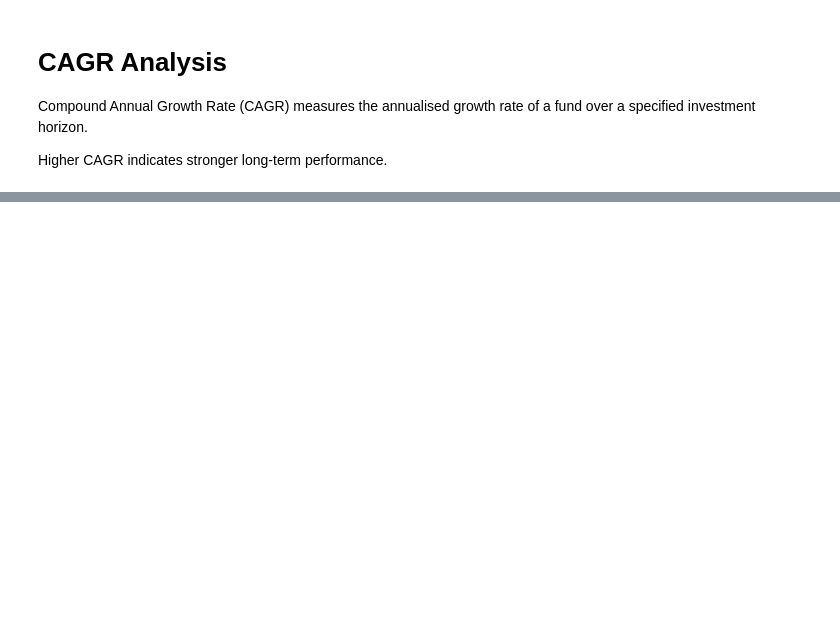
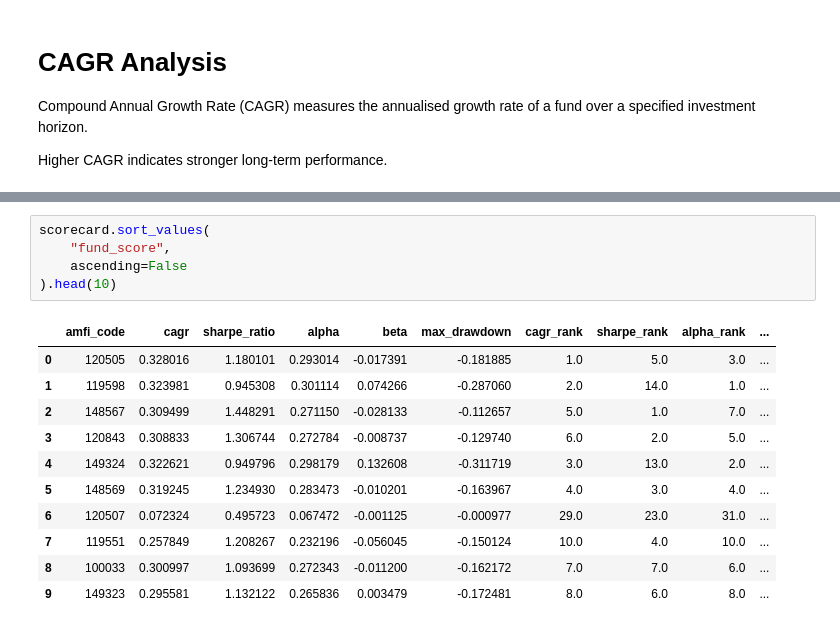
Before and after one commit to AN-ai-del/fintech-project, a Jupyter notebook: notebooks/Performance_Analytics.ipynb, the cells around one changed output, grey strips where cells are left out. Drawn from its saved outputs; the diff is of its cells as text; blank space fills up the shorter version.

```diff
--- a/notebooks/Performance_Analytics.ipynb
+++ b/notebooks/Performance_Analytics.ipynb
@@ -55,0 +191,17 @@ Higher CAGR indicates stronger long-term performance.
+# %%
+scorecard.sort_values(
+    "fund_score",
+    ascending=False
+).head(10)
+# %% [output]
+|  | amfi_code | cagr | sharpe_ratio | alpha | beta | max_drawdown | cagr_rank | sharpe_rank | alpha_rank | ... |
+| 0 | 120505 | 0.328016 | 1.180101 | 0.293014 | -0.017391 | -0.181885 | 1.0 | 5.0 | 3.0 | ... |
+| 1 | 119598 | 0.323981 | 0.945308 | 0.301114 | 0.074266 | -0.287060 | 2.0 | 14.0 | 1.0 | ... |
+| 2 | 148567 | 0.309499 | 1.448291 | 0.271150 | -0.028133 | -0.112657 | 5.0 | 1.0 | 7.0 | ... |
+| 3 | 120843 | 0.308833 | 1.306744 | 0.272784 | -0.008737 | -0.129740 | 6.0 | 2.0 | 5.0 | ... |
+| 4 | 149324 | 0.322621 | 0.949796 | 0.298179 | 0.132608 | -0.311719 | 3.0 | 13.0 | 2.0 | ... |
+| 5 | 148569 | 0.319245 | 1.234930 | 0.283473 | -0.010201 | -0.163967 | 4.0 | 3.0 | 4.0 | ... |
+| 6 | 120507 | 0.072324 | 0.495723 | 0.067472 | -0.001125 | -0.000977 | 29.0 | 23.0 | 31.0 | ... |
+| 7 | 119551 | 0.257849 | 1.208267 | 0.232196 | -0.056045 | -0.150124 | 10.0 | 4.0 | 10.0 | ... |
+| 8 | 100033 | 0.300997 | 1.093699 | 0.272343 | -0.011200 | -0.162172 | 7.0 | 7.0 | 6.0 | ... |
+| 9 | 149323 | 0.295581 | 1.132122 | 0.265836 | 0.003479 | -0.172481 | 8.0 | 6.0 | 8.0 | ... |
```
Also changed, not shown: parts of 15 cells of this notebook.
